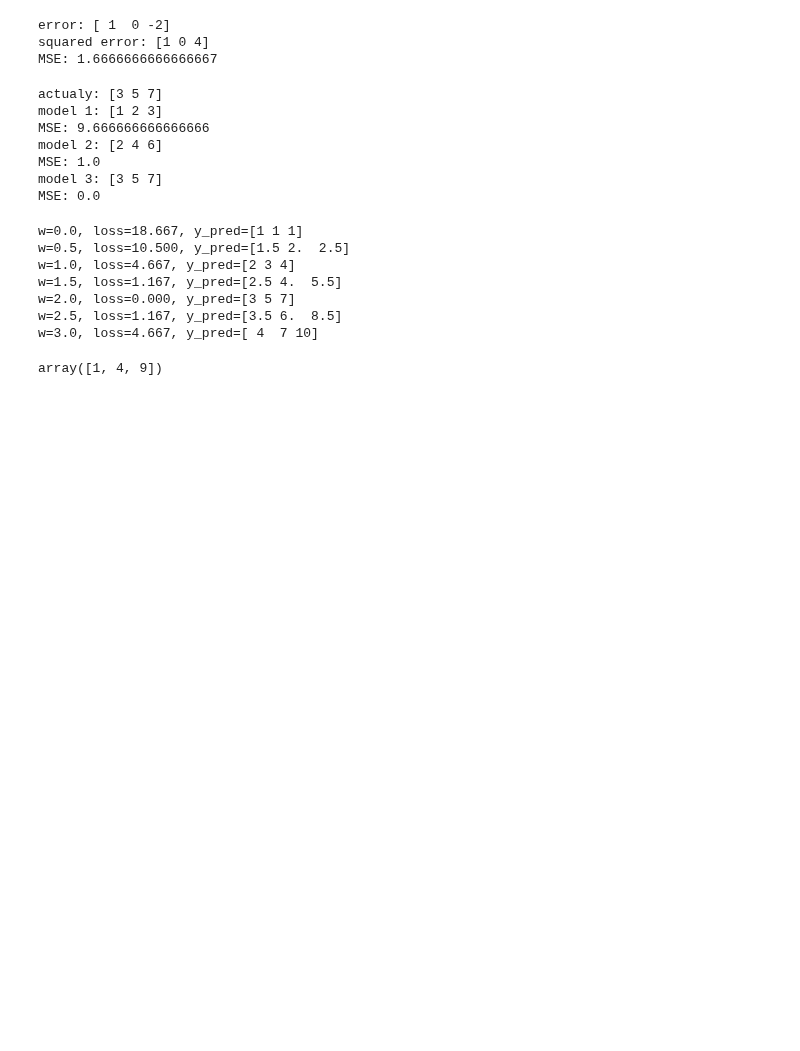
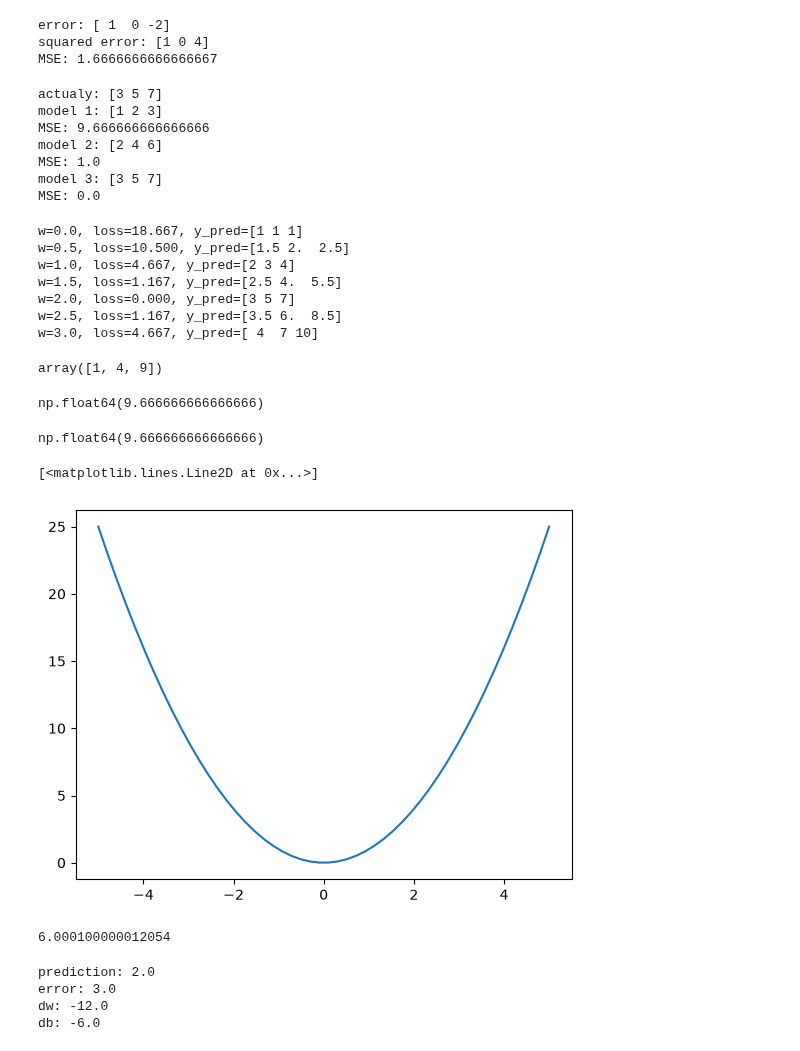
Before and after one commit to Kimchi-2025/big0611, a Jupyter notebook: py/AI_Learning/ML_day1.ipynb, the cells around one changed output. Saved outputs shown, nothing was run; the diff lists cells and outputs as text; code cells hidden in the pictures; blank space fills up the shorter version.

```diff
--- a/py/AI_Learning/ML_day1.ipynb
+++ b/py/AI_Learning/ML_day1.ipynb
@@ -173,0 +177,52 @@ array([1, 4, 9])
+# %%
+np.sum((x-y)**2)/3
+# %% [output]
+np.float64(9.666666666666666)
+# %%
+np.mean((x-y)**2)
+# %% [output]
+np.float64(9.666666666666666)
+# %%
+x = np.linspace(-5, 5, 50)
+y=x**2
+# %%
+plt.plot(x,y)
+# %% [output]
+[<matplotlib.lines.Line2D at 0x...>]
+[figure, added]
+# %%
+# 미분
+def f(x):
+    return x ** 2
+
+x = 3
+h = 0.0001
+
+gradient = (f(x + h) - f(x)) / h
+
+print(gradient)
+# %% [output]
+6.000100000012054
+# %%
+x = 2
+y = 5
+
+w = 1.0
+b = 0.0
+
+y_pred = w * x + b
+
+error = y - y_pred
+
+dw = -2 * error * x
+db = -2 * error
+
+print("prediction:", y_pred)
+print("error:", error)
+print("dw:", dw)
+print("db:", db)
+# %% [output]
+prediction: 2.0
+error: 3.0
+dw: -12.0
+db: -6.0
```
Also changed, not shown: parts of 35 cells of this notebook, 5 other files.
